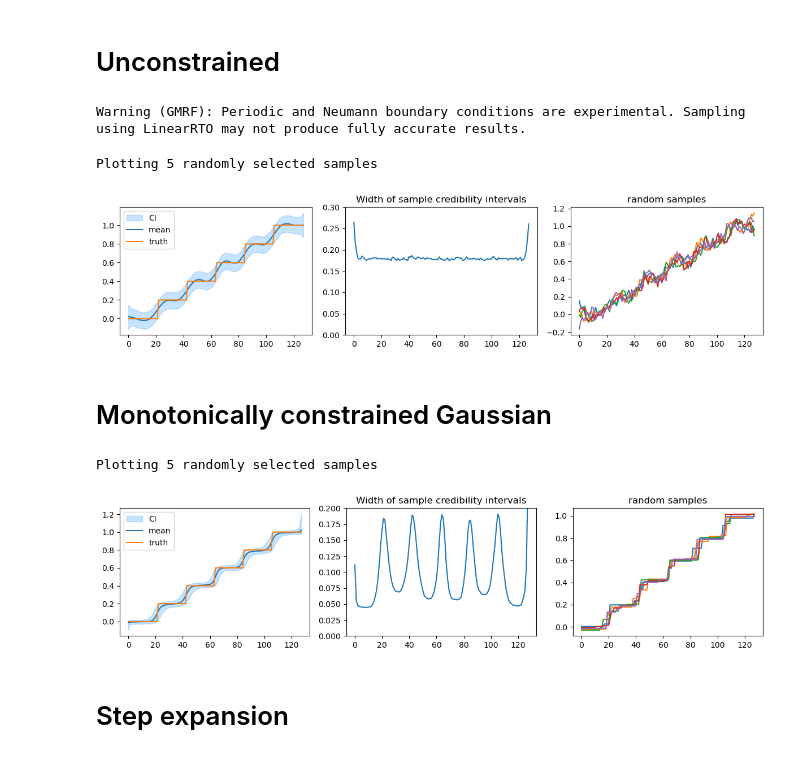
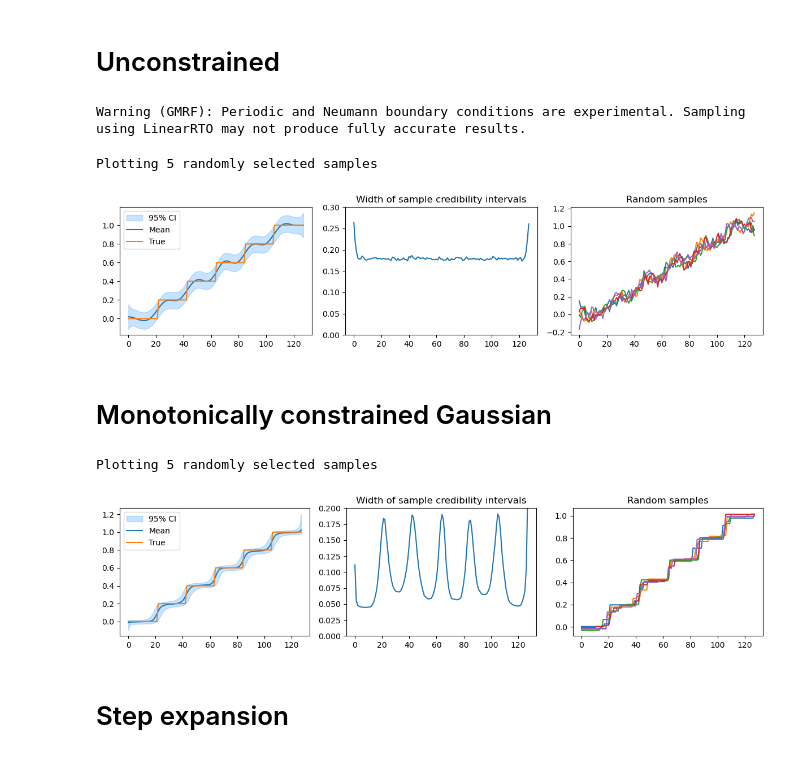
Before and after one commit to CUQI-DTU/Paper-Implicit, a Jupyter notebook: deblurring/staircase.ipynb, the cells around one changed output. Saved outputs shown, nothing was run; the diff lists cells and outputs as text; code cells hidden in the pictures.

```diff
--- a/deblurring/staircase.ipynb
+++ b/deblurring/staircase.ipynb
@@ -55,36 +55,36 @@ thinning = 1
 # Construct posterior
 x = GMRF(np.zeros(n), prec = 500, bc_type='neumann')
 y  = Gaussian(A@x, 0.001)
 joint = JointDistribution(x, y)
 posterior = joint(y=y_data)
 
 # Sample
 np.random.seed(24601)
 sampler = LinearRTO(posterior)
 sampler.sample(num_samples, num_burnin)
 samples = sampler.get_samples().burnthin(num_burnin, thinning)
 
 # Create figure
 plt.figure(figsize = (12,3))
 plt.subplot(1,3,1)
 samples.plot_ci()
 plt.plot(info.exactSolution)
-plt.legend(["CI", "mean", "truth"])
+plt.legend([ "95% CI", "Mean", "True"])
 
 plt.subplot(1,3,2)
 samples.plot_ci_width()
 plt.ylim((0, 0.3))
 
 plt.subplot(1,3,3)
 samples.plot()
-plt.title("random samples")
+plt.title("Random samples")
 
 plt.tight_layout()
 plt.savefig("figures/staircase/stairs_results_gaussian.pdf")
 # %% [output]
 Warning (GMRF): Periodic and Neumann boundary conditions are experimental. Sampling using LinearRTO may not produce fully accurate results.
 Plotting 5 randomly selected samples
-[figure, old version]
+[figure, new version]
 # %% [markdown]
 # Monotonically constrained Gaussian
 # %%
@@ -112,7 +112,7 @@ plt.figure(figsize = (12, 3))
 plt.subplot(1,3,1)
 samples.plot_ci()
 plt.plot(info.exactSolution)
-plt.legend(["CI","mean", "truth"])
+plt.legend([ "95% CI", "Mean", "True"])
 
 plt.subplot(1,3,2)
 samples.plot_ci_width()
@@ -120,13 +120,13 @@ plt.ylim((0, 0.2))
 
 plt.subplot(1,3,3)
 samples.plot()
-plt.title("random samples")
+plt.title("Random samples")
 
 plt.tight_layout()
 plt.savefig("figures/staircase/stairs_results.pdf")
 # %% [output]
 Plotting 5 randomly selected samples
-[figure, old version]
+[figure, new version]
 # %% [markdown]
 # Step expansion
 # %%
```
Also changed, not shown: parts of 3 cells of this notebook.
